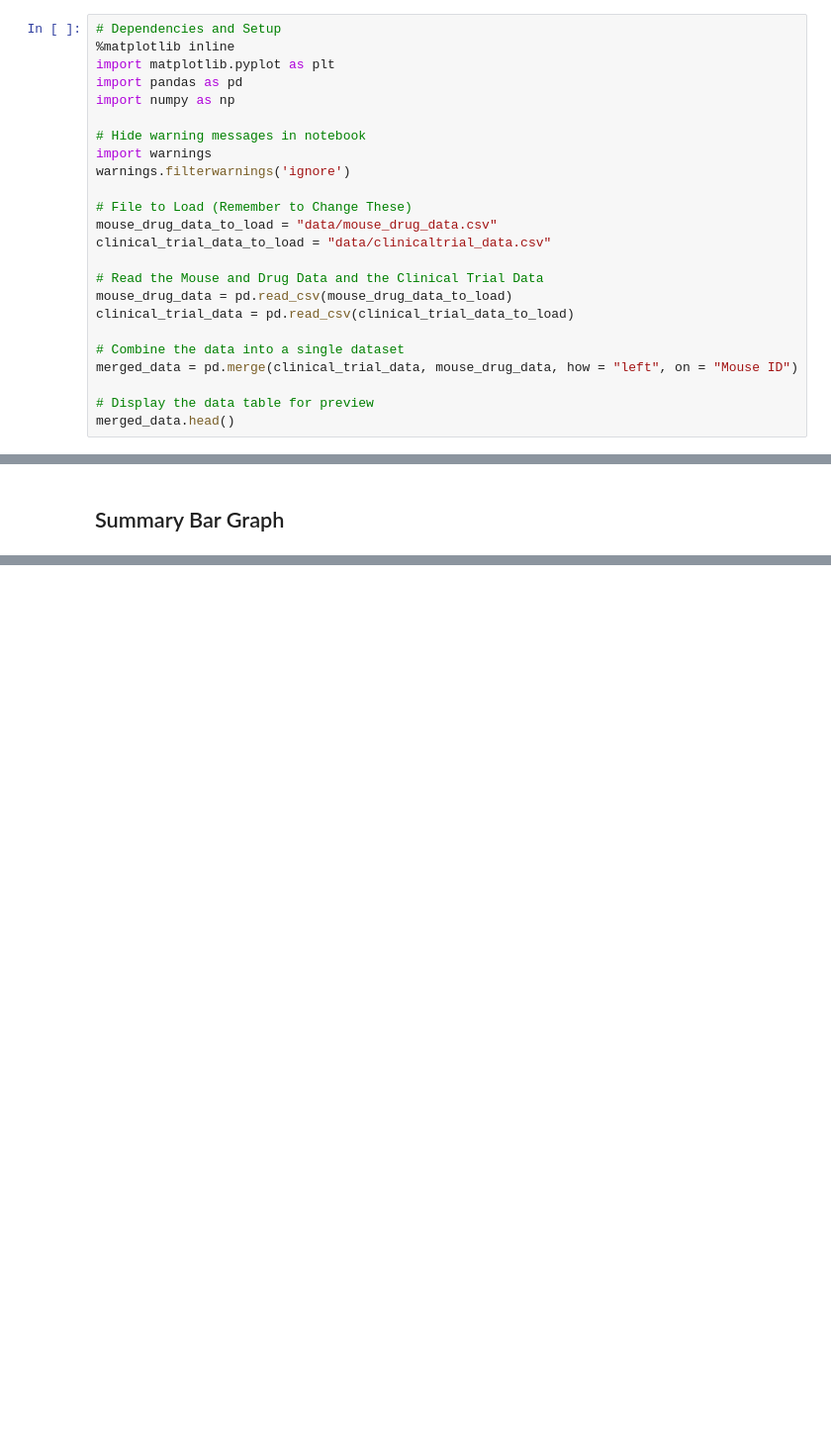
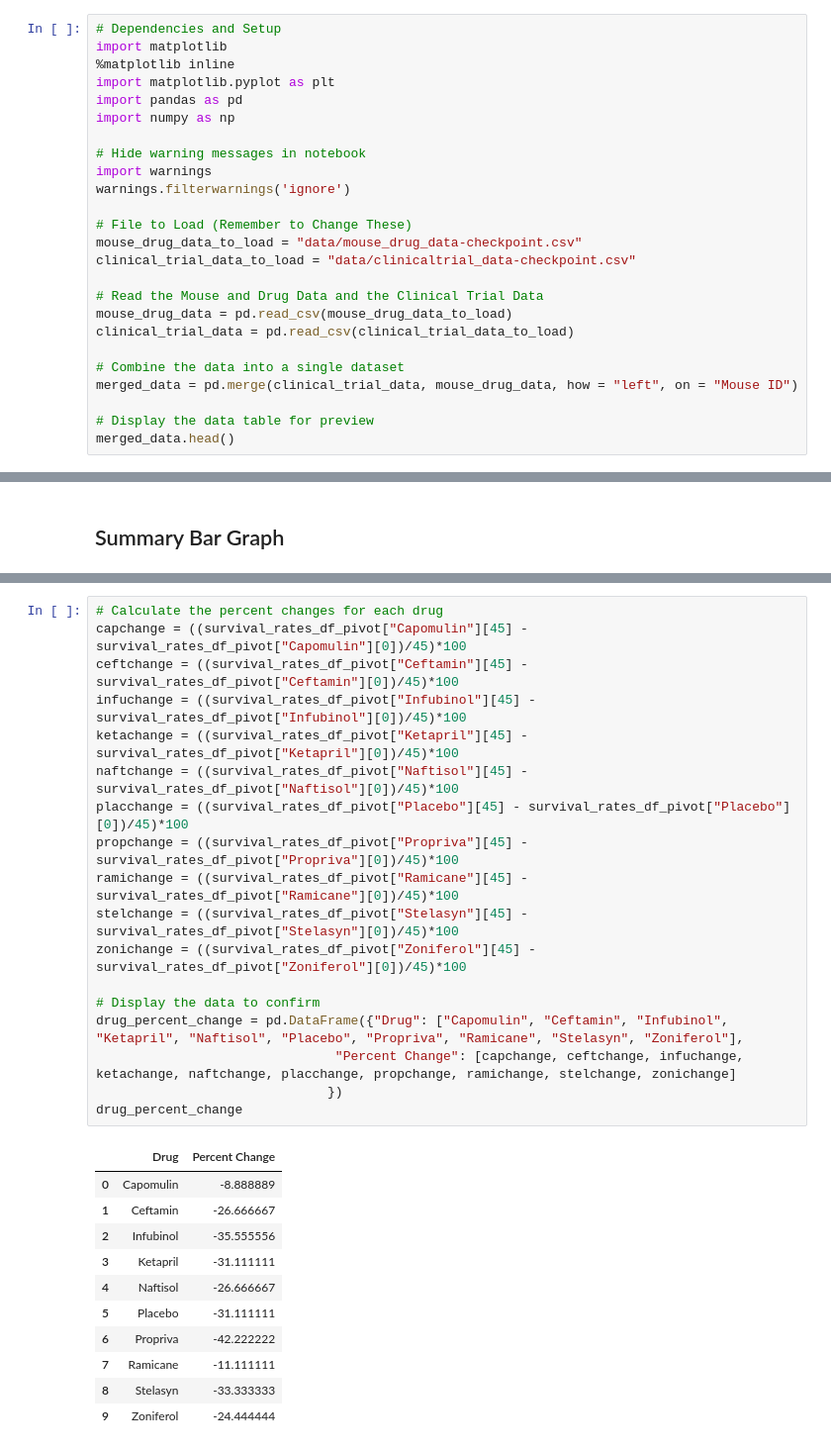
Before and after one commit to cburks03/MatPlotLib-HW, a Jupyter notebook: pymaceuticals_starter-checkpoint.ipynb, the cells around one changed output, grey strips where cells are left out. Shown at 99% size. Cells and saved outputs as stored; diff of their text form; blank space fills up the shorter version.

```diff
--- a/pymaceuticals_starter-checkpoint.ipynb
+++ b/pymaceuticals_starter-checkpoint.ipynb
@@ -1,5 +1,6 @@
 # %%
 # Dependencies and Setup
+import matplotlib
 %matplotlib inline
 import matplotlib.pyplot as plt
 import pandas as pd
@@ -10,8 +11,8 @@ import warnings
 warnings.filterwarnings('ignore')
 
 # File to Load (Remember to Change These)
-mouse_drug_data_to_load = "data/mouse_drug_data.csv"
-clinical_trial_data_to_load = "data/clinicaltrial_data.csv"
+mouse_drug_data_to_load = "data/mouse_drug_data-checkpoint.csv"
+clinical_trial_data_to_load = "data/clinicaltrial_data-checkpoint.csv"
 
 # Read the Mouse and Drug Data and the Clinical Trial Data
 mouse_drug_data = pd.read_csv(mouse_drug_data_to_load)
@@ -210,0 +187,30 @@ fig.show()
+# %%
+# Calculate the percent changes for each drug
+capchange = ((survival_rates_df_pivot["Capomulin"][45] - survival_rates_df_pivot["Capomulin"][0])/45)*100
+ceftchange = ((survival_rates_df_pivot["Ceftamin"][45] - survival_rates_df_pivot["Ceftamin"][0])/45)*100
+infuchange = ((survival_rates_df_pivot["Infubinol"][45] - survival_rates_df_pivot["Infubinol"][0])/45)*100
+ketachange = ((survival_rates_df_pivot["Ketapril"][45] - survival_rates_df_pivot["Ketapril"][0])/45)*100
+naftchange = ((survival_rates_df_pivot["Naftisol"][45] - survival_rates_df_pivot["Naftisol"][0])/45)*100
+placchange = ((survival_rates_df_pivot["Placebo"][45] - survival_rates_df_pivot["Placebo"][0])/45)*100
+propchange = ((survival_rates_df_pivot["Propriva"][45] - survival_rates_df_pivot["Propriva"][0])/45)*100
+ramichange = ((survival_rates_df_pivot["Ramicane"][45] - survival_rates_df_pivot["Ramicane"][0])/45)*100
+stelchange = ((survival_rates_df_pivot["Stelasyn"][45] - survival_rates_df_pivot["Stelasyn"][0])/45)*100
+zonichange = ((survival_rates_df_pivot["Zoniferol"][45] - survival_rates_df_pivot["Zoniferol"][0])/45)*100
+
+# Display the data to confirm
+drug_percent_change = pd.DataFrame({"Drug": ["Capomulin", "Ceftamin", "Infubinol", "Ketapril", "Naftisol", "Placebo", "Propriva", "Ramicane", "Stelasyn", "Zoniferol"],
+                               "Percent Change": [capchange, ceftchange, infuchange, ketachange, naftchange, placchange, propchange, ramichange, stelchange, zonichange]
+                              })
+drug_percent_change
+# %% [output]
+|  | Drug | Percent Change |
+| 0 | Capomulin | -8.888889 |
+| 1 | Ceftamin | -26.666667 |
+| 2 | Infubinol | -35.555556 |
+| 3 | Ketapril | -31.111111 |
+| 4 | Naftisol | -26.666667 |
+| 5 | Placebo | -31.111111 |
+| 6 | Propriva | -42.222222 |
+| 7 | Ramicane | -11.111111 |
+| 8 | Stelasyn | -33.333333 |
+| 9 | Zoniferol | -24.444444 |
```
Also changed, not shown: parts of 3 cells of this notebook.
